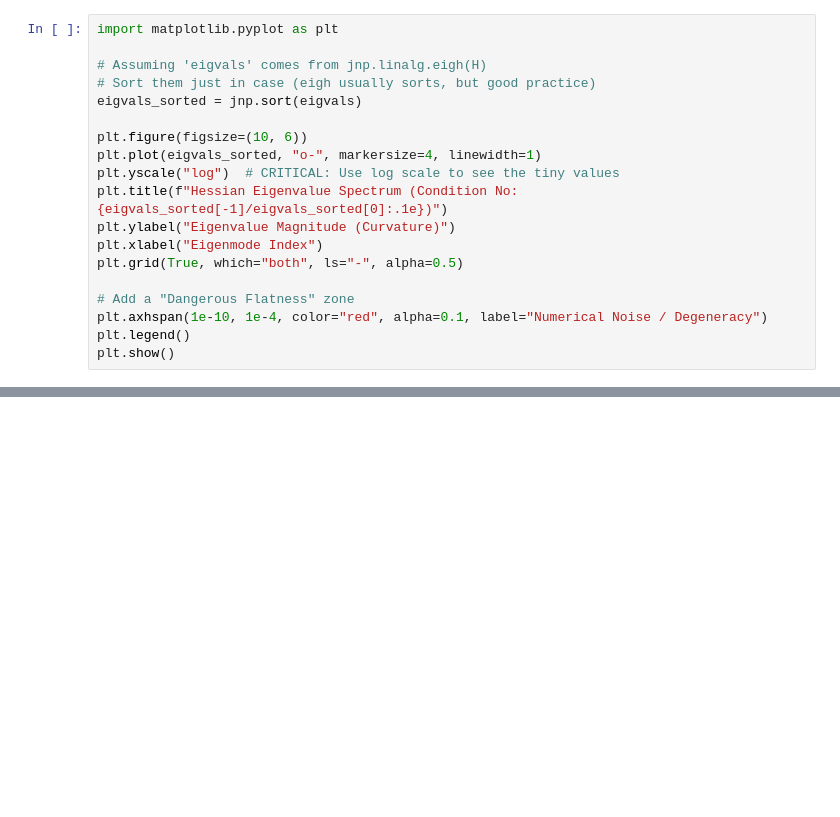
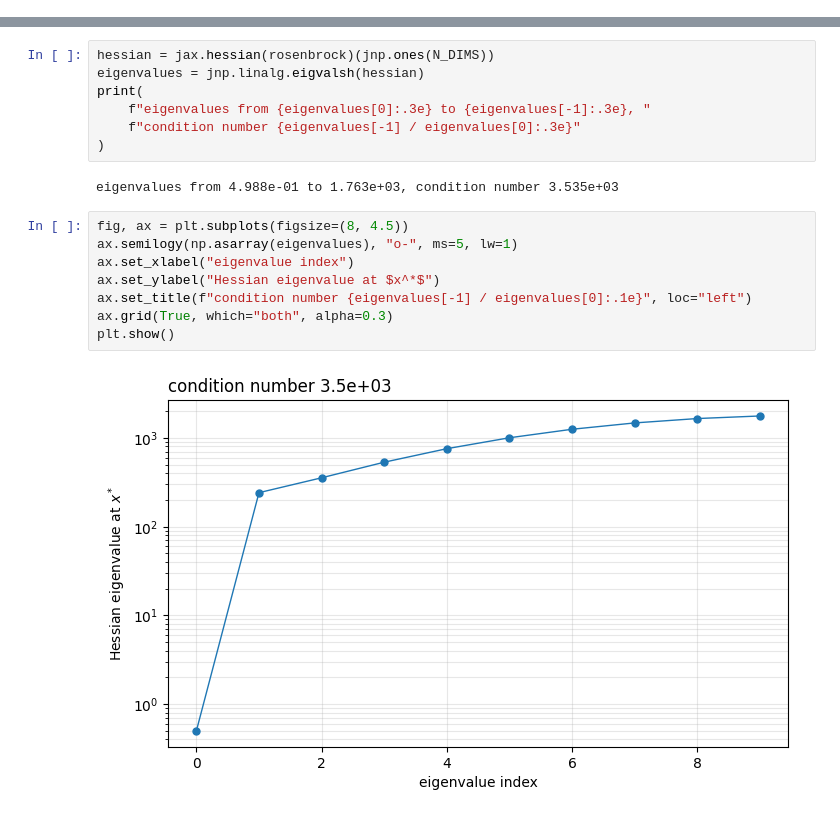
Before and after one commit to CMBSciPol/furax-cs, a Jupyter notebook: notebooks/06_Optimizer_Benchmark.ipynb, the cells around one changed output, grey strips where cells are left out. Saved outputs shown, nothing was run; the diff lists cells and outputs as text; blank space fills up the shorter version.

```diff
--- a/notebooks/06_Optimizer_Benchmark.ipynb
+++ b/notebooks/06_Optimizer_Benchmark.ipynb
@@ -115,19 +0,0 @@ Associated vector: [-5.87074112e-05  1.32507283e-04  4.90897627e-04 -1.21946326e
-# %%
-import matplotlib.pyplot as plt
-
-# Assuming 'eigvals' comes from jnp.linalg.eigh(H)
-# Sort them just in case (eigh usually sorts, but good practice)
-eigvals_sorted = jnp.sort(eigvals)
-
-plt.figure(figsize=(10, 6))
-plt.plot(eigvals_sorted, "o-", markersize=4, linewidth=1)
-plt.yscale("log")  # CRITICAL: Use log scale to see the tiny values
-plt.title(f"Hessian Eigenvalue Spectrum (Condition No: {eigvals_sorted[-1]/eigvals_sorted[0]:.1e})")
-plt.ylabel("Eigenvalue Magnitude (Curvature)")
-plt.xlabel("Eigenmode Index")
-plt.grid(True, which="both", ls="-", alpha=0.5)
-
-# Add a "Dangerous Flatness" zone
-plt.axhspan(1e-10, 1e-4, color="red", alpha=0.1, label="Numerical Noise / Degeneracy")
-plt.legend()
-plt.show()
@@ -597,0 +116,19 @@ Scipy:
+# %%
+hessian = jax.hessian(rosenbrock)(jnp.ones(N_DIMS))
+eigenvalues = jnp.linalg.eigvalsh(hessian)
+print(
+    f"eigenvalues from {eigenvalues[0]:.3e} to {eigenvalues[-1]:.3e}, "
+    f"condition number {eigenvalues[-1] / eigenvalues[0]:.3e}"
+)
+# %% [output]
+eigenvalues from 4.988e-01 to 1.763e+03, condition number 3.535e+03
+# %%
+fig, ax = plt.subplots(figsize=(8, 4.5))
+ax.semilogy(np.asarray(eigenvalues), "o-", ms=5, lw=1)
+ax.set_xlabel("eigenvalue index")
+ax.set_ylabel("Hessian eigenvalue at $x^*$")
+ax.set_title(f"condition number {eigenvalues[-1] / eigenvalues[0]:.1e}", loc="left")
+ax.grid(True, which="both", alpha=0.3)
+plt.show()
+# %% [output]
+[figure, added]
```
Also changed, not shown: parts of 27 cells of this notebook.
